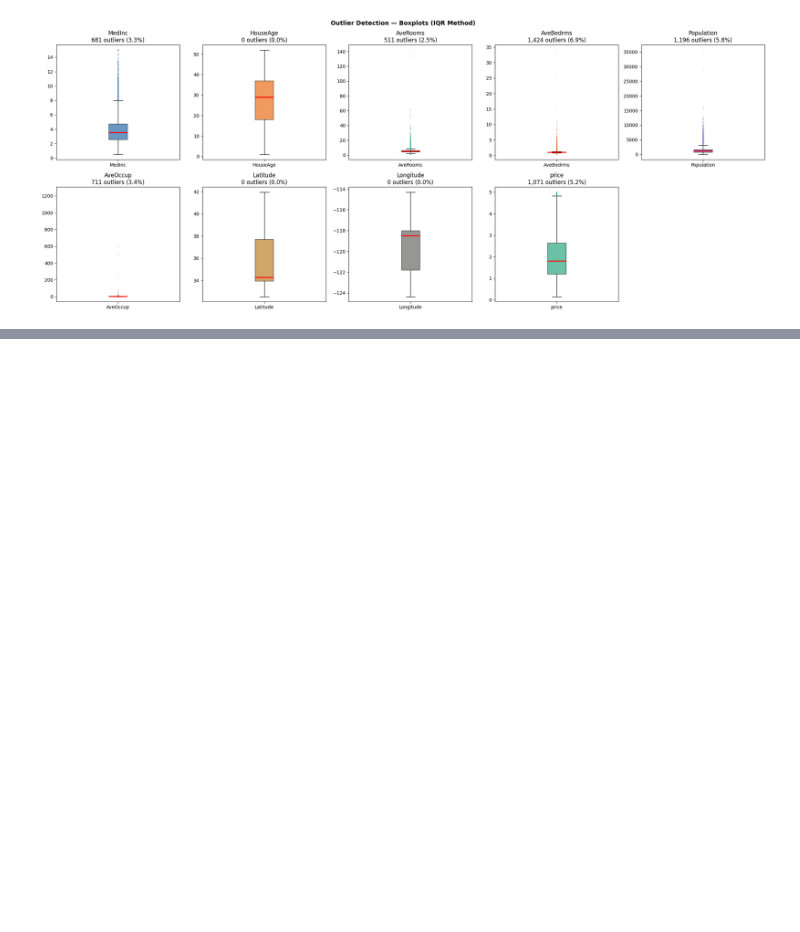
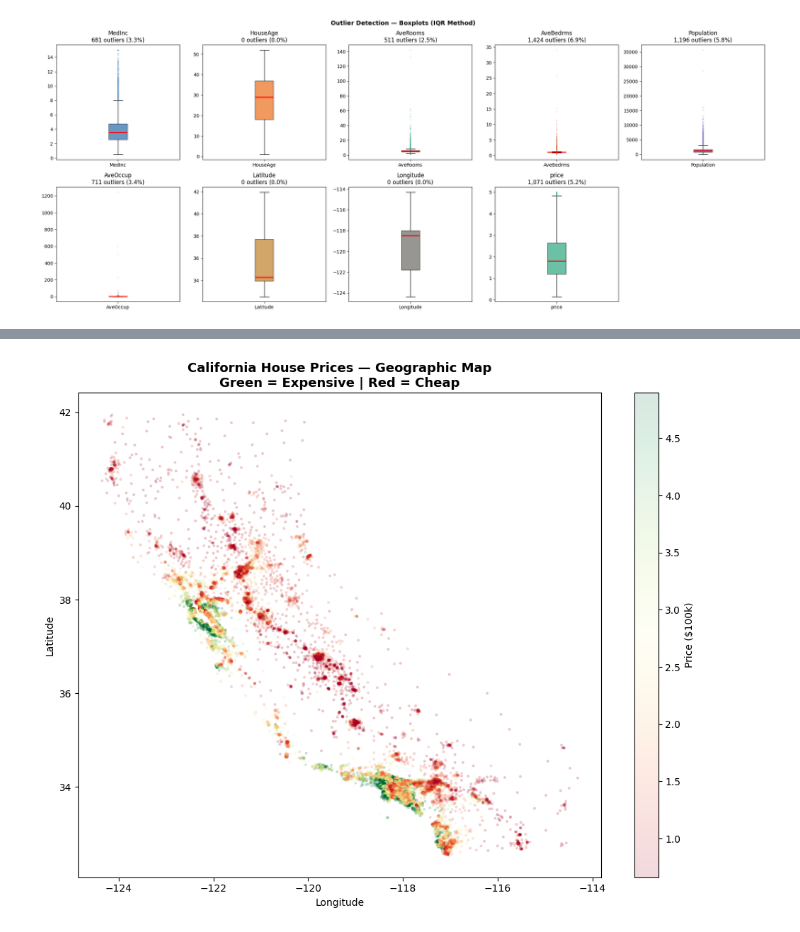
Before and after one commit to MudaserShah/Machine-learning-Projects, a Jupyter notebook: house-price-ml/notebook.ipynb, the cells around one changed output, grey strips where cells are left out. Cells and saved outputs as stored; diff of their text form; code cells hidden in the pictures; blank space fills up the shorter version.

```diff
--- a/house-price-ml/notebook.ipynb
+++ b/house-price-ml/notebook.ipynb
@@ -357,0 +384,20 @@ plt.show()
+# %%
+#Geographic Map
+plt.figure(figsize=(10, 8))
+sc = plt.scatter(
+    df['Longitude'], df['Latitude'],
+    c=df['price'],           # color = price
+    cmap='RdYlGn',           # red=cheap, green=expensive
+    alpha=0.15, s=4,
+    vmin=df['price'].quantile(0.05),
+    vmax=df['price'].quantile(0.95)
+)
+plt.colorbar(sc, label='Price ($100k)')
+plt.xlabel('Longitude')
+plt.ylabel('Latitude')
+plt.title('California House Prices — Geographic Map\nGreen = Expensive | Red = Cheap',
+          fontsize=13, fontweight='bold')
+plt.tight_layout()
+plt.show()
+# %% [output]
+[figure, added]
```
Also changed, not shown: parts of 46 cells of this notebook.
